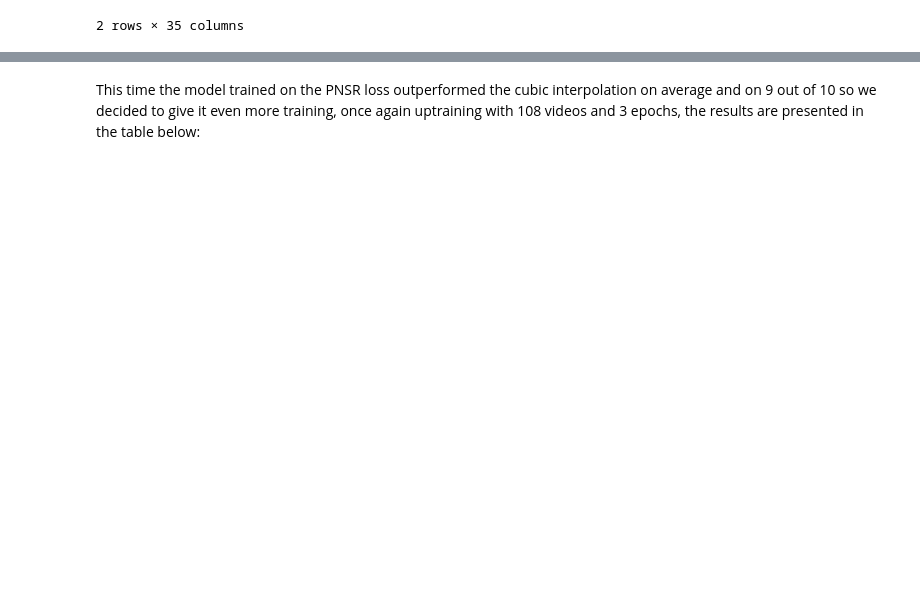
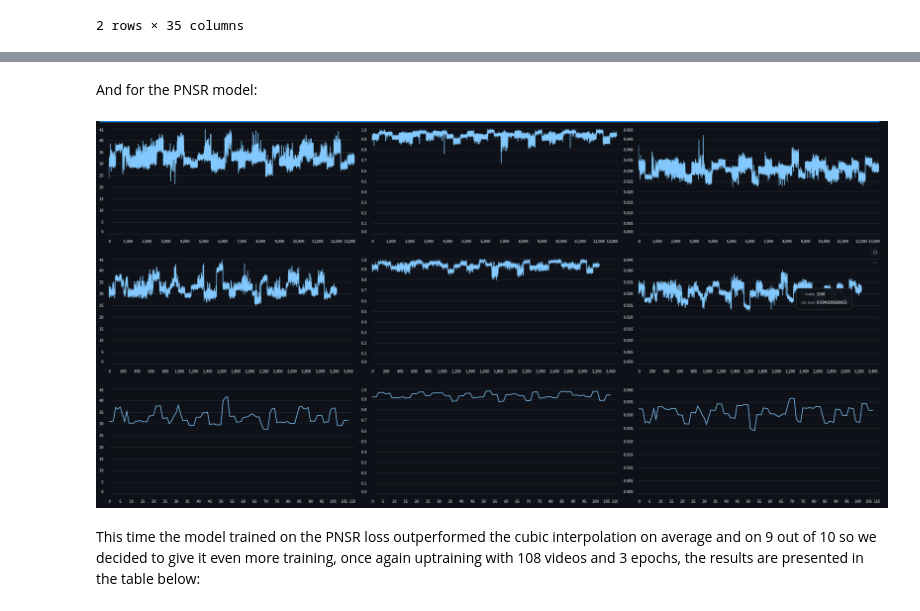
Before and after one commit to Dawid64/super-enhanced-resolution, a Jupyter notebook: Report.ipynb, the cells around one changed output, grey strips where cells are left out. Cells and saved outputs as stored; diff of their text form; code cells hidden in the pictures; blank space fills up the shorter version.

```diff
--- a/Report.ipynb
+++ b/Report.ipynb
@@ -634,3 +640,9 @@ pd.read_csv('resources/results2.csv')
+# %% [markdown]
+And for the PNSR model:
+# %%
+Image('resources/Adam_PNSR_144_10.png')
+# %% [output]
+[figure, added]
 # %% [markdown]
 This time the model trained on the PNSR loss outperformed the cubic interpolation on average and on 9 out of 10 so we decided to give it even more training, once again uptraining with 108 videos and 3 epochs, the results are presented in the table below:
 # %%
```
Also changed, not shown: parts of 4 cells of this notebook, 1 other file.
